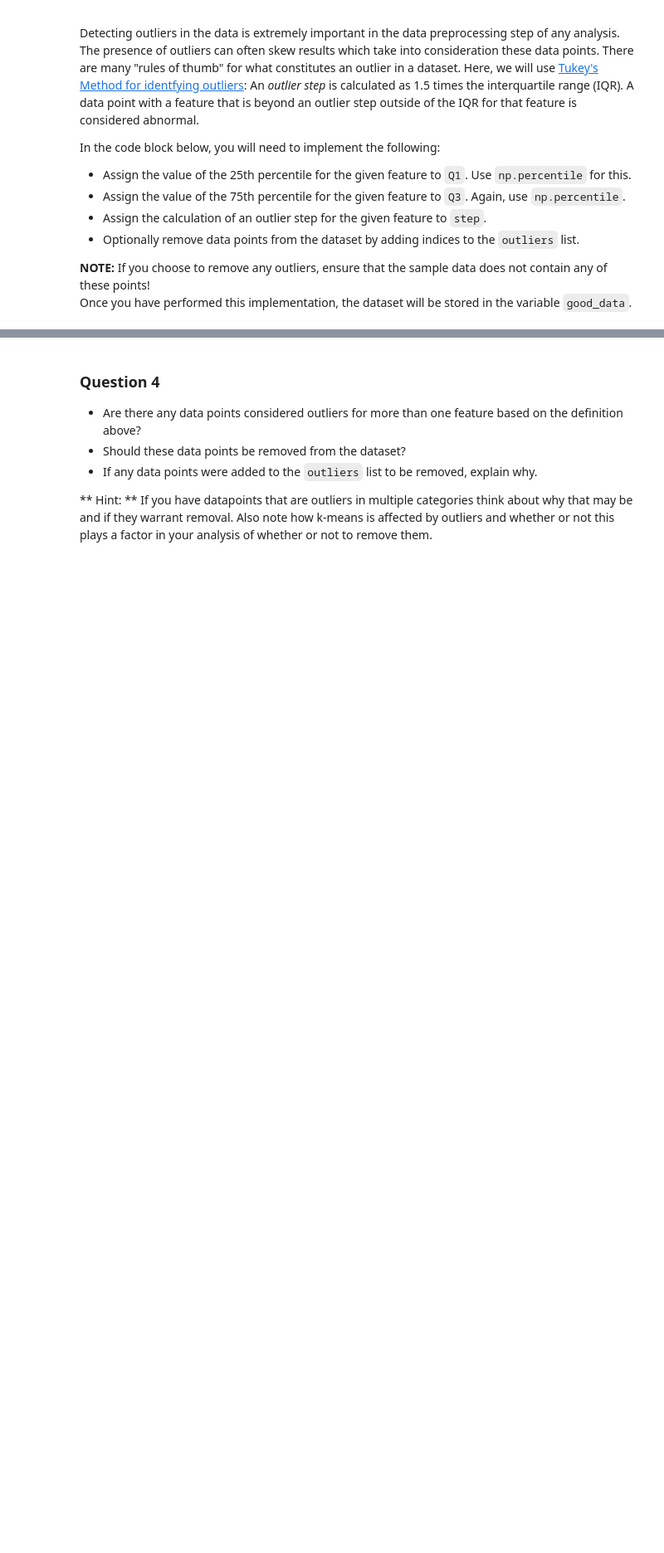
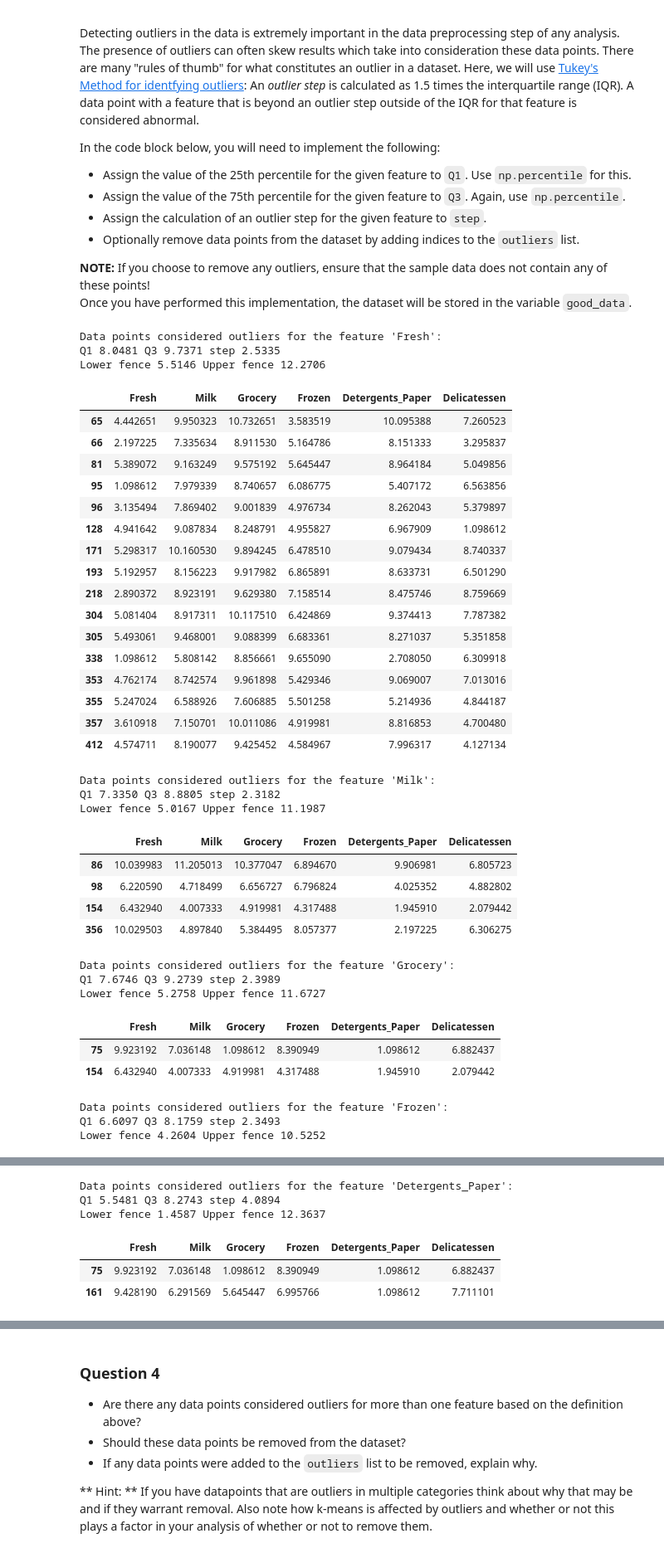
Before and after one commit to caiopavanelli/machine-learning, a Jupyter notebook: projects/customer_segments/customer_segments.ipynb, the cells around one changed output, grey strips where cells are left out. Shown at 83% size. Saved outputs shown, nothing was run; the diff lists cells and outputs as text; code cells hidden in the pictures; blank space fills up the shorter version.

```diff
--- a/projects/customer_segments/customer_segments.ipynb
+++ b/projects/customer_segments/customer_segments.ipynb
@@ -255,22 +264,65 @@ Once you have performed this implementation, the dataset will be stored in the v
 # %%
+fences = defaultdict(list)
 # For each feature find the data points with extreme high or low values
 for feature in log_data.keys():
 
     # TODO: Calculate Q1 (25th percentile of the data) for the given feature
-    Q1 = None
+    Q1 = np.percentile(log_data[feature], 25)
 
     # TODO: Calculate Q3 (75th percentile of the data) for the given feature
-    Q3 = None
+    Q3 = np.percentile(log_data[feature], 75)
 
     # TODO: Use the interquartile range to calculate an outlier step (1.5 times the interquartile range)
-    step = None
+    step = 1.5 * (Q3 - Q1)
 
     # Display the outliers
     print("Data points considered outliers for the feature '{}':".format(feature))
+    print("Q1 {0:.4f} Q3 {1:.4f} step {2:.4f}".format(Q1, Q3, step))
+    print("Lower fence {0:.4f} Upper fence {1:.4f}".format((Q1 - step), (Q3 + step)))
+    fences['Lower Fence'].append((Q1 - step))
+    fences['Upper Fence'].append((Q3 + step))
     display(log_data[~((log_data[feature] >= Q1 - step) & (log_data[feature] <= Q3 + step))])
 
 # OPTIONAL: Select the indices for data points you wish to remove
 outliers  = []
 
 # Remove the outliers, if any were specified
 good_data = log_data.drop(log_data.index[outliers]).reset_index(drop = True)
+# %% [output]
+Data points considered outliers for the feature 'Fresh':
+Q1 8.0481 Q3 9.7371 step 2.5335
+Lower fence 5.5146 Upper fence 12.2706
+|  | Fresh | Milk | Grocery | Frozen | Detergents_Paper | Delicatessen |
+| 65 | 4.442651 | 9.950323 | 10.732651 | 3.583519 | 10.095388 | 7.260523 |
+| 66 | 2.197225 | 7.335634 | 8.911530 | 5.164786 | 8.151333 | 3.295837 |
+| 81 | 5.389072 | 9.163249 | 9.575192 | 5.645447 | 8.964184 | 5.049856 |
+| 95 | 1.098612 | 7.979339 | 8.740657 | 6.086775 | 5.407172 | 6.563856 |
+| 96 | 3.135494 | 7.869402 | 9.001839 | 4.976734 | 8.262043 | 5.379897 |
+| 128 | 4.941642 | 9.087834 | 8.248791 | 4.955827 | 6.967909 | 1.098612 |
+| 171 | 5.298317 | 10.160530 | 9.894245 | 6.478510 | 9.079434 | 8.740337 |
+| 193 | 5.192957 | 8.156223 | 9.917982 | 6.865891 | 8.633731 | 6.501290 |
+| 218 | 2.890372 | 8.923191 | 9.629380 | 7.158514 | 8.475746 | 8.759669 |
+| 304 | 5.081404 | 8.917311 | 10.117510 | 6.424869 | 9.374413 | 7.787382 |
+| 305 | 5.493061 | 9.468001 | 9.088399 | 6.683361 | 8.271037 | 5.351858 |
+| 338 | 1.098612 | 5.808142 | 8.856661 | 9.655090 | 2.708050 | 6.309918 |
+| 353 | 4.762174 | 8.742574 | 9.961898 | 5.429346 | 9.069007 | 7.013016 |
+| 355 | 5.247024 | 6.588926 | 7.606885 | 5.501258 | 5.214936 | 4.844187 |
+| 357 | 3.610918 | 7.150701 | 10.011086 | 4.919981 | 8.816853 | 4.700480 |
+| 412 | 4.574711 | 8.190077 | 9.425452 | 4.584967 | 7.996317 | 4.127134 |
+Data points considered outliers for the feature 'Milk':
+Q1 7.3350 Q3 8.8805 step 2.3182
+Lower fence 5.0167 Upper fence 11.1987
+|  | Fresh | Milk | Grocery | Frozen | Detergents_Paper | Delicatessen |
+| 86 | 10.039983 | 11.205013 | 10.377047 | 6.894670 | 9.906981 | 6.805723 |
+| 98 | 6.220590 | 4.718499 | 6.656727 | 6.796824 | 4.025352 | 4.882802 |
+| 154 | 6.432940 | 4.007333 | 4.919981 | 4.317488 | 1.945910 | 2.079442 |
+| 356 | 10.029503 | 4.897840 | 5.384495 | 8.057377 | 2.197225 | 6.306275 |
+Data points considered outliers for the feature 'Grocery':
+Q1 7.6746 Q3 9.2739 step 2.3989
+Lower fence 5.2758 Upper fence 11.6727
+|  | Fresh | Milk | Grocery | Frozen | Detergents_Paper | Delicatessen |
+| 75 | 9.923192 | 7.036148 | 1.098612 | 8.390949 | 1.098612 | 6.882437 |
+| 154 | 6.432940 | 4.007333 | 4.919981 | 4.317488 | 1.945910 | 2.079442 |
+Data points considered outliers for the feature 'Frozen':
+Q1 6.6097 Q3 8.1759 step 2.3493
+Lower fence 4.2604 Upper fence 10.5252
@@ -276,0 +340,6 @@ good_data = log_data.drop(log_data.index[outliers]).reset_index(drop = True)
+Data points considered outliers for the feature 'Detergents_Paper':
+Q1 5.5481 Q3 8.2743 step 4.0894
+Lower fence 1.4587 Upper fence 12.3637
+|  | Fresh | Milk | Grocery | Frozen | Detergents_Paper | Delicatessen |
+| 75 | 9.923192 | 7.036148 | 1.098612 | 8.390949 | 1.098612 | 6.882437 |
+| 161 | 9.428190 | 6.291569 | 5.645447 | 6.995766 | 1.098612 | 7.711101 |
```
Also changed, not shown: parts of 7 cells of this notebook.
